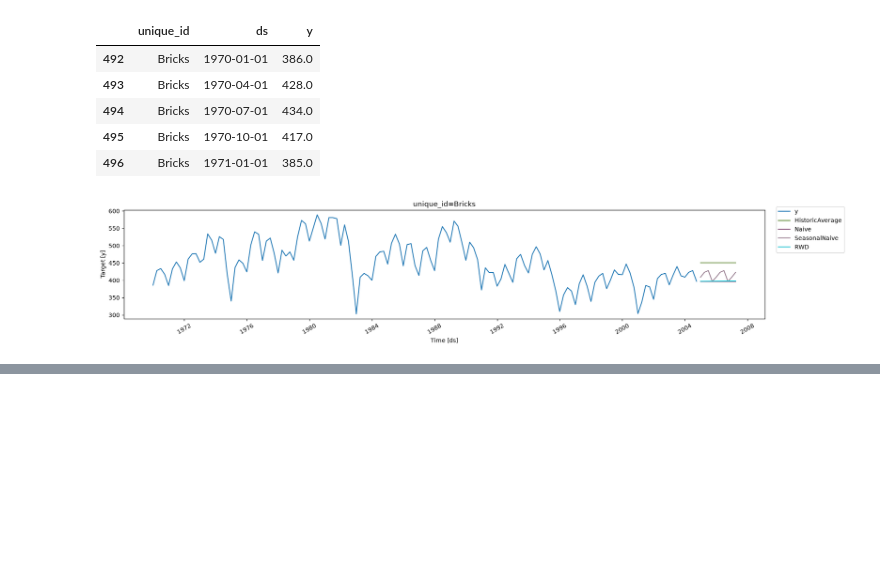
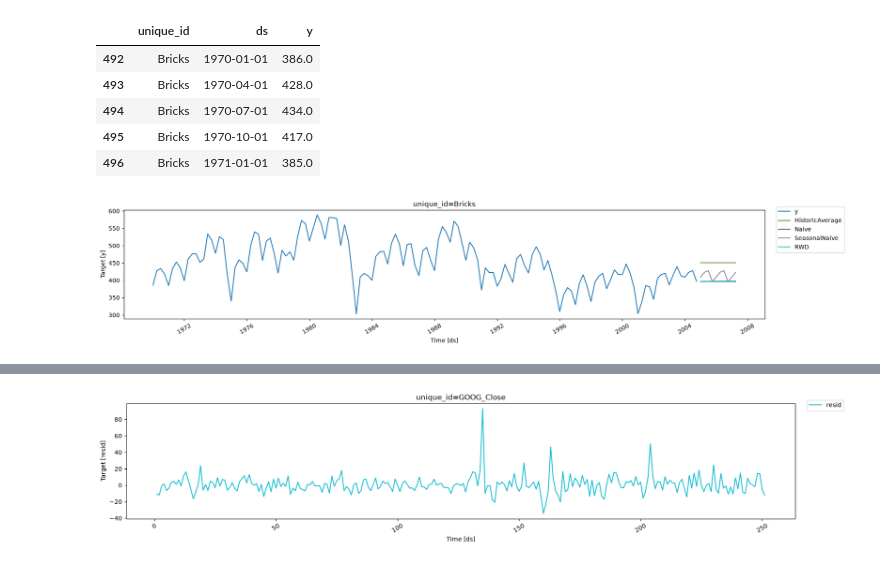
Before and after one commit to DinithBJayalath/ms-time-series, a Jupyter notebook: fpp-book/forecasting.ipynb, the cells around one changed output, grey strips where cells are left out. Drawn from its saved outputs; the diff is of its cells as text; code cells hidden in the pictures; blank space fills up the shorter version.

Commit message:
checking residuals

```diff
--- a/fpp-book/forecasting.ipynb
+++ b/fpp-book/forecasting.ipynb
@@ -118,0 +145,5 @@ plot_series(bricks_df, predictions)
+# %%
+resid = train.assign(resid=lambda x : x["y"].diff())
+plot_series(resid, target_col="resid")
+# %% [output]
+[figure, added]
```
Also changed, not shown: parts of 3 cells of this notebook.
